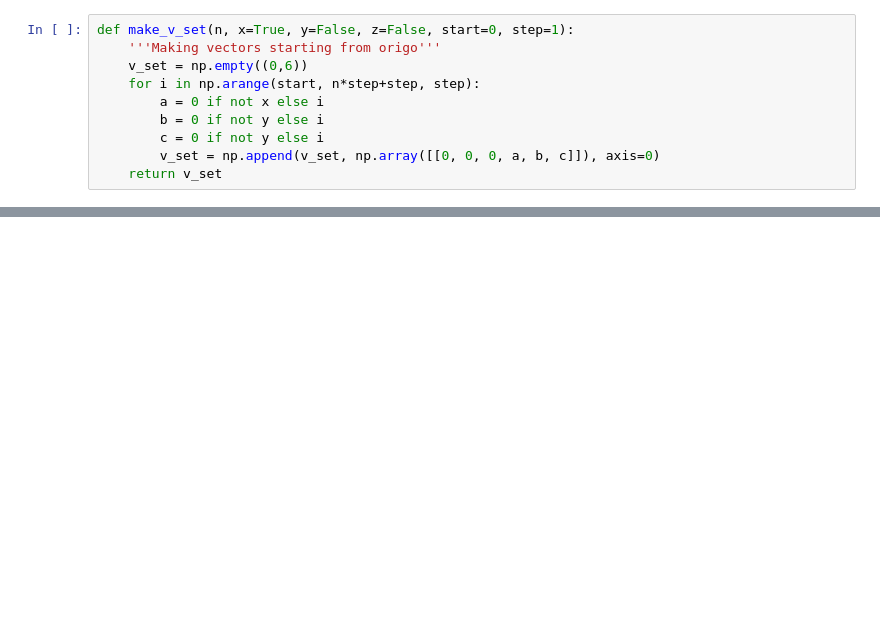
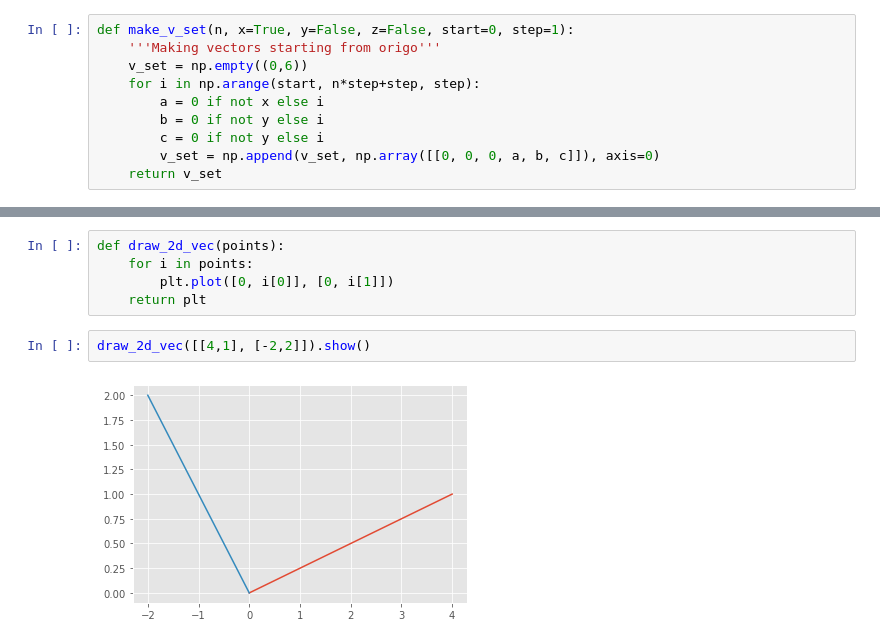
Before and after one commit to SanteriVtj/Matriisilaskenta, a Jupyter notebook: lh_1.ipynb, the cells around one changed output, grey strips where cells are left out. Cells and saved outputs as stored; diff of their text form; blank space fills up the shorter version.

```diff
--- a/lh_1.ipynb
+++ b/lh_1.ipynb
@@ -99,0 +119,9 @@ three_dim_vector_space(make_v_set(5, y=True, start=.1, step=.1), x_lim=[0,5]).sh
+# %%
+def draw_2d_vec(points):
+    for i in points:
+        plt.plot([0, i[0]], [0, i[1]])
+    return plt
+# %%
+draw_2d_vec([[4,1], [-2,2]]).show()
+# %% [output]
+[figure, added]
```
Also changed, not shown: parts of 5 cells of this notebook.
